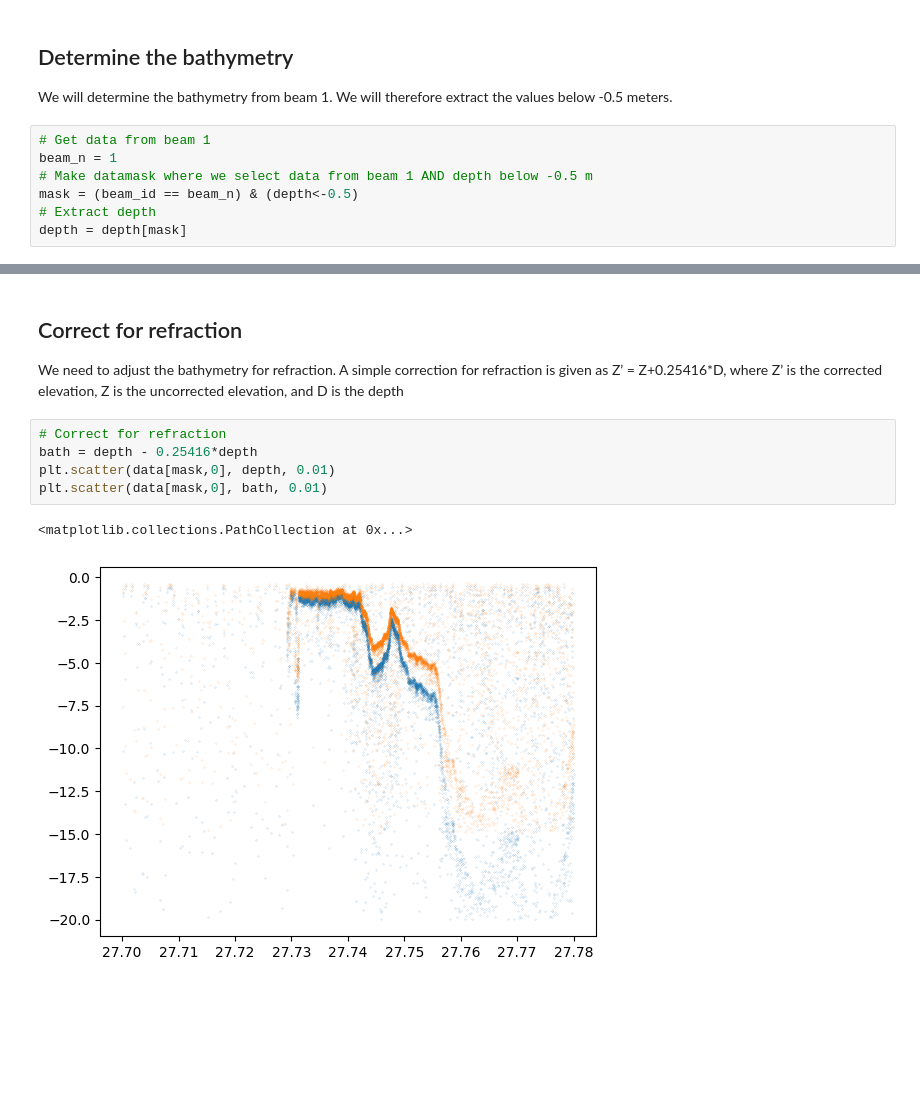
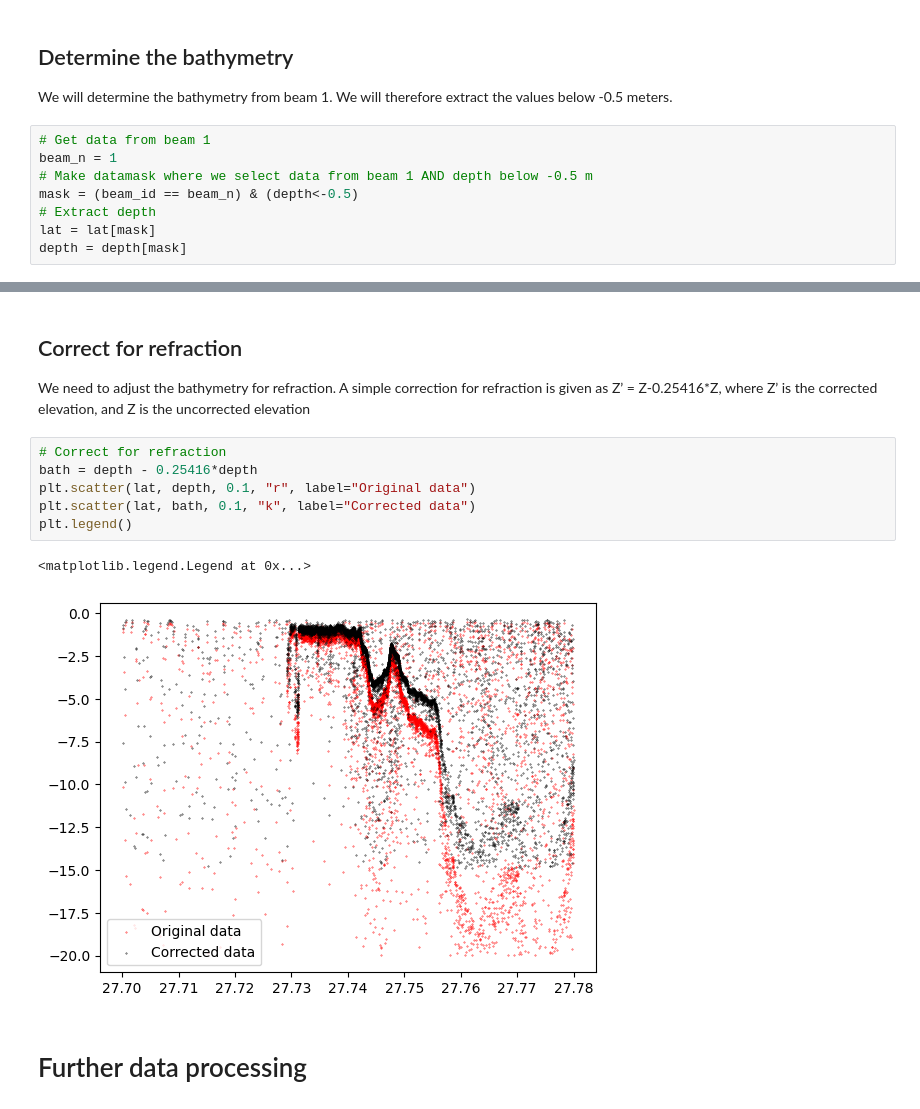
Before and after one commit to BjarkeN/MalaysiaBathymetryML25course, a Jupyter notebook: laser/laser.ipynb, the cells around one changed output, grey strips where cells are left out. Drawn from its saved outputs; the diff is of its cells as text; blank space fills up the shorter version.

```diff
--- a/laser/laser.ipynb
+++ b/laser/laser.ipynb
@@ -43,6 +40,7 @@ beam_n = 1
 # Make datamask where we select data from beam 1 AND depth below -0.5 m
 mask = (beam_id == beam_n) & (depth<-0.5)
 # Extract depth
+lat = lat[mask]
 depth = depth[mask]
 # %%
 # Plot the data
@@ -53,12 +48,15 @@ plt.scatter(lat[mask], depth, 0.01)
 # %% [markdown]
 ## Correct for refraction
 We need to adjust the bathymetry for refraction. A simple correction for refraction is given as Z’ =
-Z+0.25416*D, where Z’ is the corrected elevation, Z is the uncorrected elevation, and D is the depth
+Z-0.25416*Z, where Z’ is the corrected elevation, and Z is the uncorrected elevation
 # %%
 # Correct for refraction
 bath = depth - 0.25416*depth
-plt.scatter(data[mask,0], depth, 0.01)
-plt.scatter(data[mask,0], bath, 0.01)
+plt.scatter(lat, depth, 0.1, "r", label="Original data")
+plt.scatter(lat, bath, 0.1, "k", label="Corrected data")
+plt.legend()
 # %% [output]
-<matplotlib.collections.PathCollection at 0x...>
+<matplotlib.legend.Legend at 0x...>
-[figure, old version]
+[figure, new version]
+# %% [markdown]
+# Further data processing
```
Also changed, not shown: parts of 6 cells of this notebook, 26 other files.
